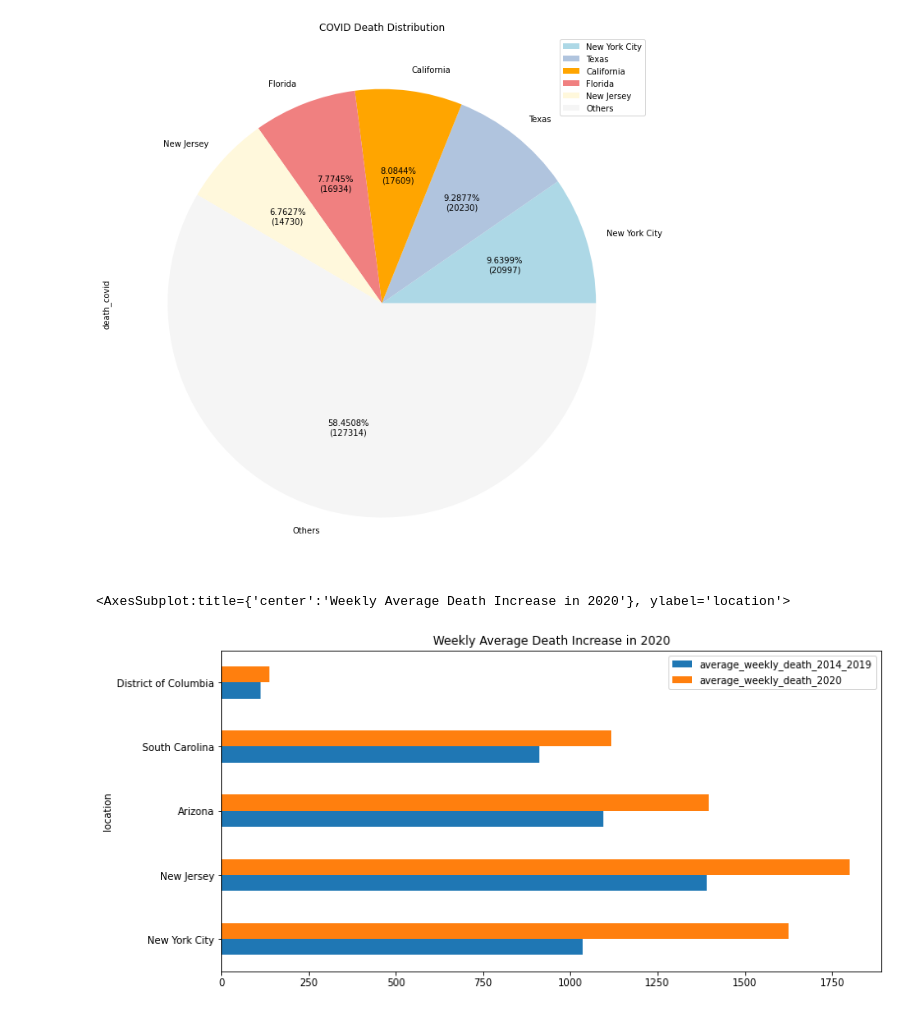
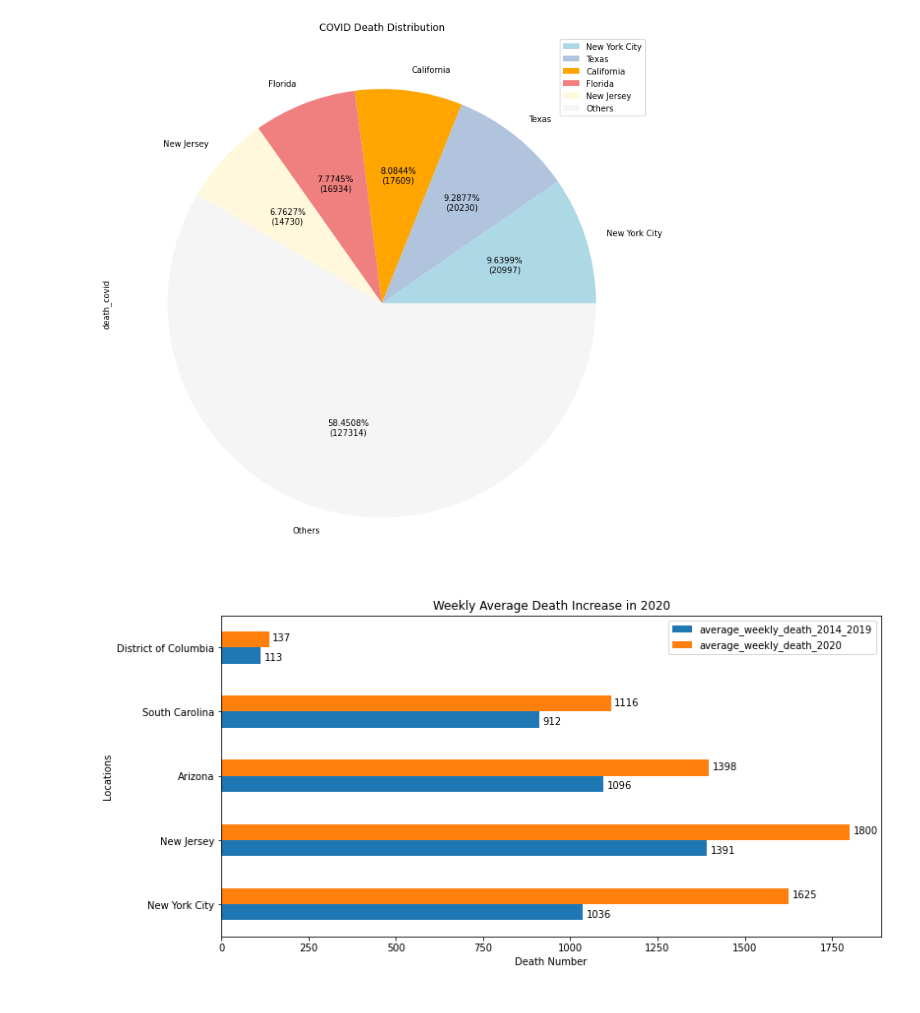
Before and after one commit to ITWSDataScience/Exploration-of-Number-of-Deaths-Due-to-COVID19-in-USA_2020, a Jupyter notebook: present.ipynb, the cells around one changed output. Cells and saved outputs as stored; diff of their text form; code cells hidden in the pictures.

Commit message:
show value in fig 5

```diff
--- a/present.ipynb
+++ b/present.ipynb
@@ -152,13 +152,19 @@ death_sum_top.plot.pie(y="death_covid", figsize=(12,12), title="COVID Death Dist
 # %%
 # View 5 - Weekly Average Death Increase in 2020
 death_2014_2019 = data[(data.index > "2014-01-01") & (data.index < "2019-12-31")].groupby("location").mean()
 death_2020 = data[data.index > "2020-01-01"].groupby("location").mean()
 data_avg_death = pd.DataFrame({"average_weekly_death_2014_2019" : death_2014_2019["death_total"], "average_weekly_death_2020" : death_2020["death_total"]}).astype('int64')
 data_avg_death["increase"] = data_avg_death["average_weekly_death_2020"] / data_avg_death["average_weekly_death_2014_2019"]
 data_avg_top5 = data_avg_death[data_avg_death.index != "United States"].sort_values("increase", ascending=False).head(5)
 data_avg_national = data_avg_death[data_avg_death.index == "United States"]
 data_avg = pd.concat([data_avg_top5, data_avg_national], axis=0)
-data_avg_top5[["average_weekly_death_2014_2019", "average_weekly_death_2020"]].plot.barh(figsize=(12, 6), title="Weekly Average Death Increase in 2020")
+fig, axs = plt.subplots(figsize=(12, 6))
+data_avg_top5[["average_weekly_death_2014_2019", "average_weekly_death_2020"]].plot.barh(ax=axs, title="Weekly Average Death Increase in 2020")
+axs.set_ylabel("Locations")
+axs.set_xlabel("Death Number")
+for index, value in enumerate(data_avg_top5["average_weekly_death_2014_2019"]):
+    plt.text(value + 10, index - .2,  s=f"{value}")
+for index, value in enumerate(data_avg_top5["average_weekly_death_2020"]):
+    plt.text(value + 10, index + .1,  s=f"{value}")
 # %% [output]
-<AxesSubplot:title={'center':'Weekly Average Death Increase in 2020'}, ylabel='location'>
-[figure, old version]
+[figure, new version]
```
Also changed, not shown: 1 other file.
